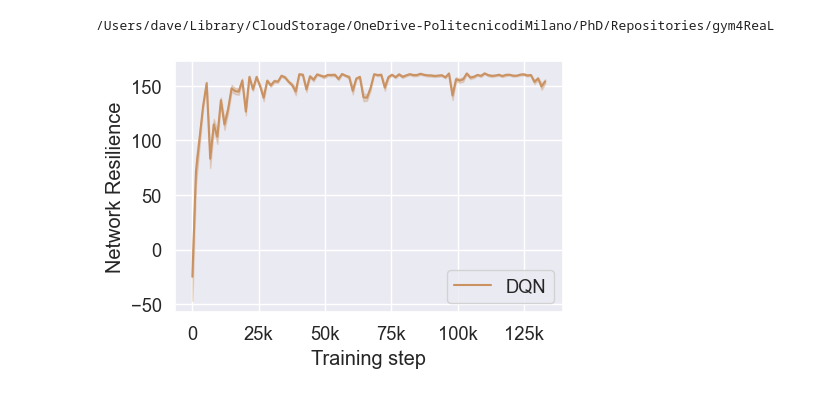
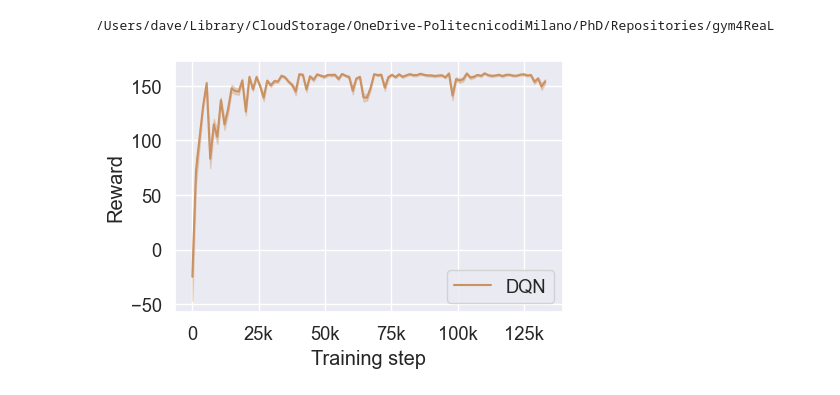
Before and after one commit to Daveonwave/gym4ReaL, a Jupyter notebook: examples/wds/learning_curves.ipynb, the cells around one changed output. Saved outputs shown, nothing was run; the diff lists cells and outputs as text; code cells hidden in the pictures.

```diff
--- a/examples/wds/learning_curves.ipynb
+++ b/examples/wds/learning_curves.ipynb
@@ -69,32 +69,32 @@ ci = 1.96 * stds / np.sqrt(len(res[alg].keys()))
 ax.plot(timesteps, means, label=alg_labels[alg], color=alg_color[alg])
 ax.fill_between(timesteps, means + ci, means - ci, color=alg_color[alg], alpha=0.3)
 
 # Custom formatter function
 def millions_formatter(x, pos):
     if x >= 1e6:
         return f'{x*1e-6:.0f}M'
     elif x >= 1e3:
         return f'{x*1e-3:.0f}k'
     else:
         return str(int(x))
 
 # Set axis labels
 ax.set_xlabel("Training step")
-ax.set_ylabel("Network Resilience")
+ax.set_ylabel("Reward")
 #ax.set_xticks(np.arange(0, max(timesteps)+1, 5000000))
 #ax.set_xticklabels([str(val) for val in np.arange(0, max(timesteps)+1, 5000000)])
 
 # Apply formatter
 ax.xaxis.set_major_formatter(ticker.FuncFormatter(millions_formatter))
 
 
 # Set scientific notation for y-axis
 #ax.ticklabel_format(style='sci', axis='y', scilimits=(0, 0))
 
 # Add legend
 ax.legend()
 
 # Save figure
 plt.savefig('plots/wds_curves.pdf')
 # %% [output]
-[figure, old version]
+[figure, new version]
```
Also changed, not shown: 6 other files.
